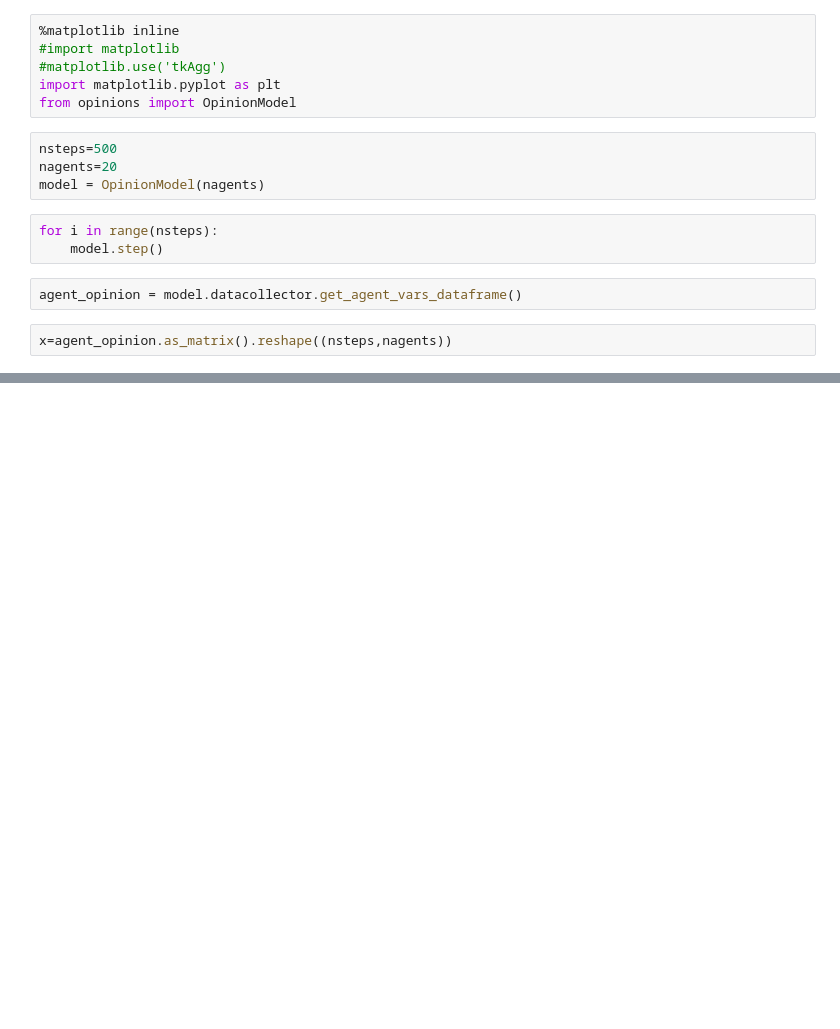
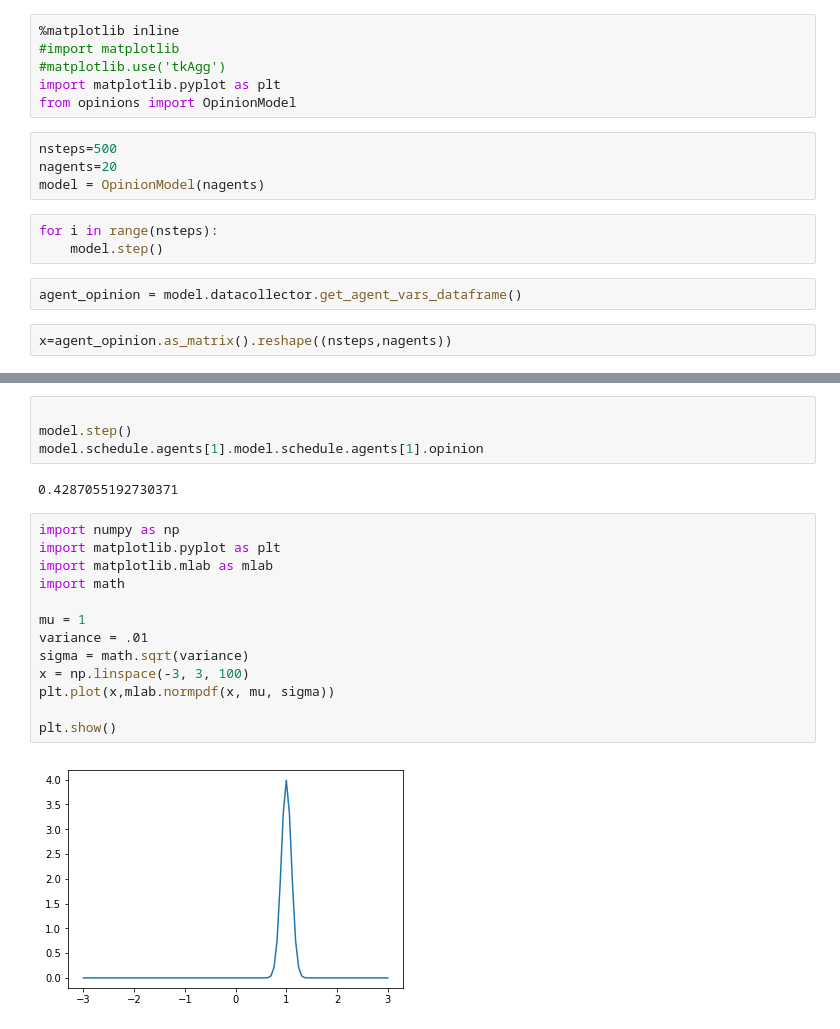
Before and after one commit to rodenmonte/MesaOpinionGame, a Jupyter notebook: Opinions.ipynb, the cells around one changed output, grey strips where cells are left out. Cells and saved outputs as stored; diff of their text form; blank space fills up the shorter version.

```diff
--- a/Opinions.ipynb
+++ b/Opinions.ipynb
@@ -41,0 +68,21 @@ plt.plot(x)
+# %%
+
+model.step()
+model.schedule.agents[1].model.schedule.agents[1].opinion
+# %% [output]
+0.4287055192730371
+# %%
+import numpy as np
+import matplotlib.pyplot as plt
+import matplotlib.mlab as mlab
+import math
+
+mu = 1
+variance = .01
+sigma = math.sqrt(variance)
+x = np.linspace(-3, 3, 100)
+plt.plot(x,mlab.normpdf(x, mu, sigma))
+
+plt.show()
+# %% [output]
+[figure, added]
```
Also changed, not shown: parts of 2 cells of this notebook, 2 other files.
